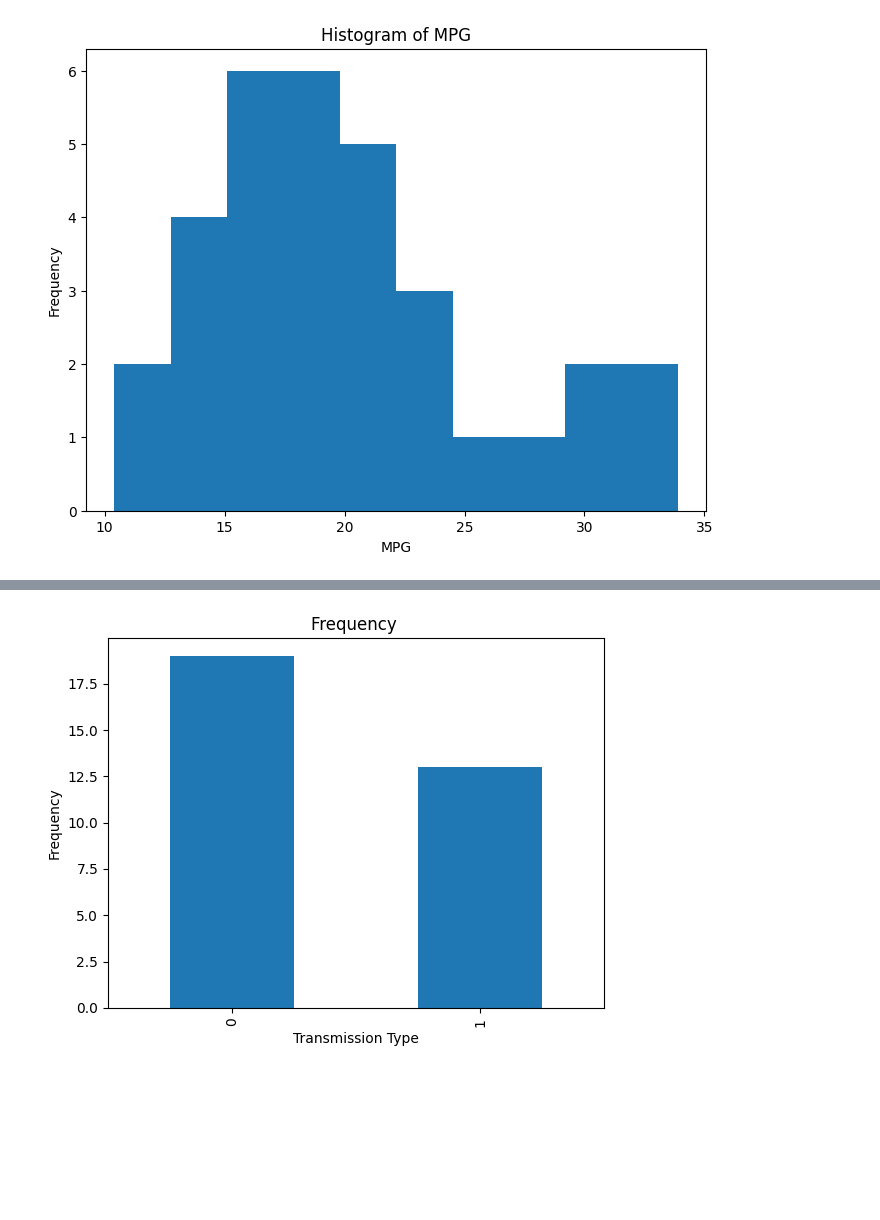
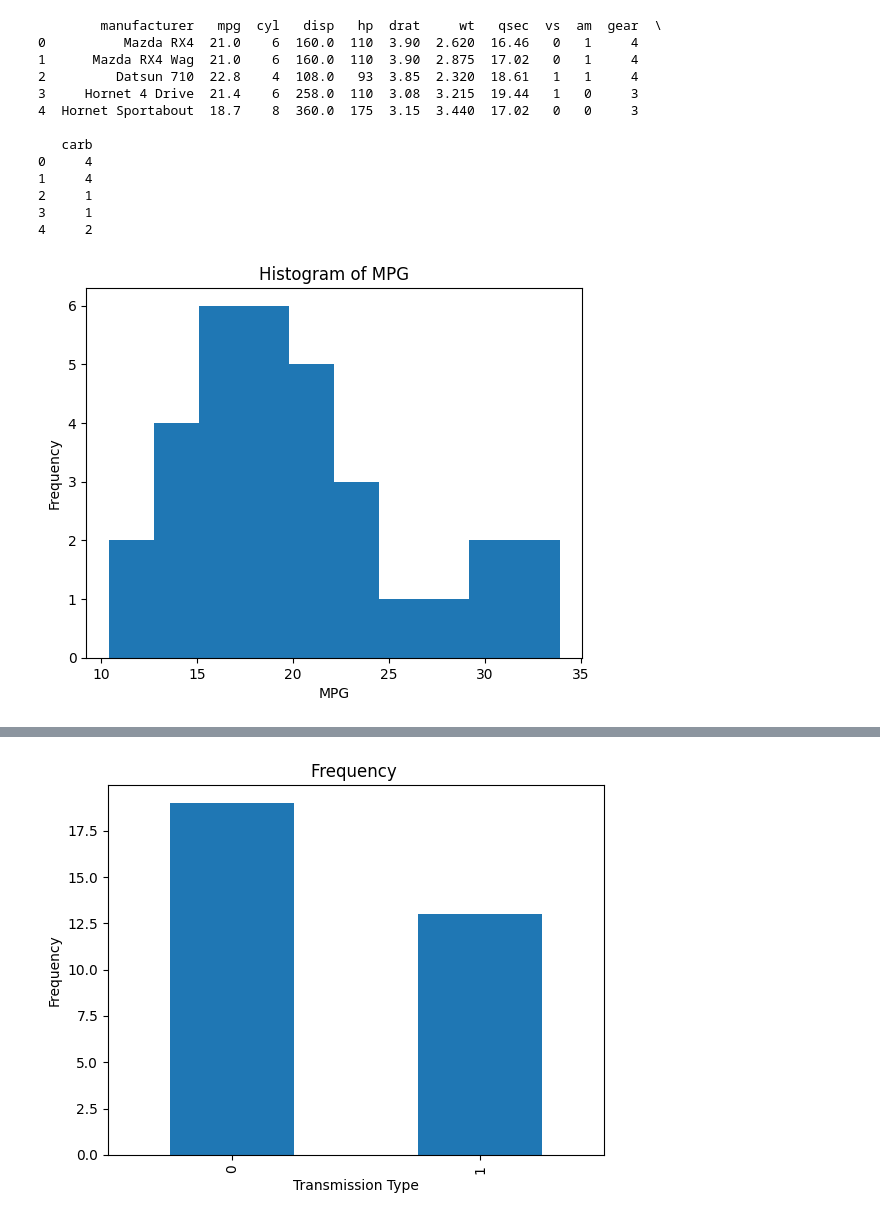
Before and after one commit to sagar1hh/cie-1, a Jupyter notebook: CIE1.ipynb, the cells around one changed output, grey strips where cells are left out. Cells and saved outputs as stored; diff of their text form; code cells hidden in the pictures; blank space fills up the shorter version.

```diff
--- a/CIE1.ipynb
+++ b/CIE1.ipynb
@@ -3,12 +3,25 @@
 # %%
 import pandas as pd
 import matplotlib.pyplot as plt
 df=pd.read_csv('/content/mtcars (2).csv')
-plt.figure(figsize=(8,6))
+print(df.head())
 plt.hist(df['mpg'],bins=10)
 plt.title("Histogram of MPG")
 plt.xlabel("MPG")
 plt.ylabel("Frequency")
 plt.show()
 # %% [output]
+        manufacturer   mpg  cyl   disp   hp  drat     wt   qsec  vs  am  gear  \
+0          Mazda RX4  21.0    6  160.0  110  3.90  2.620  16.46   0   1     4
+1      Mazda RX4 Wag  21.0    6  160.0  110  3.90  2.875  17.02   0   1     4
+2         Datsun 710  22.8    4  108.0   93  3.85  2.320  18.61   1   1     4
+3     Hornet 4 Drive  21.4    6  258.0  110  3.08  3.215  19.44   1   0     3
+4  Hornet Sportabout  18.7    8  360.0  175  3.15  3.440  17.02   0   0     3
+
+   carb
+0     4
+1     4
+2     1
+3     1
+4     2
-[figure, old version]
+[figure, new version]
```
Also changed, not shown: parts of 2 cells of this notebook.
